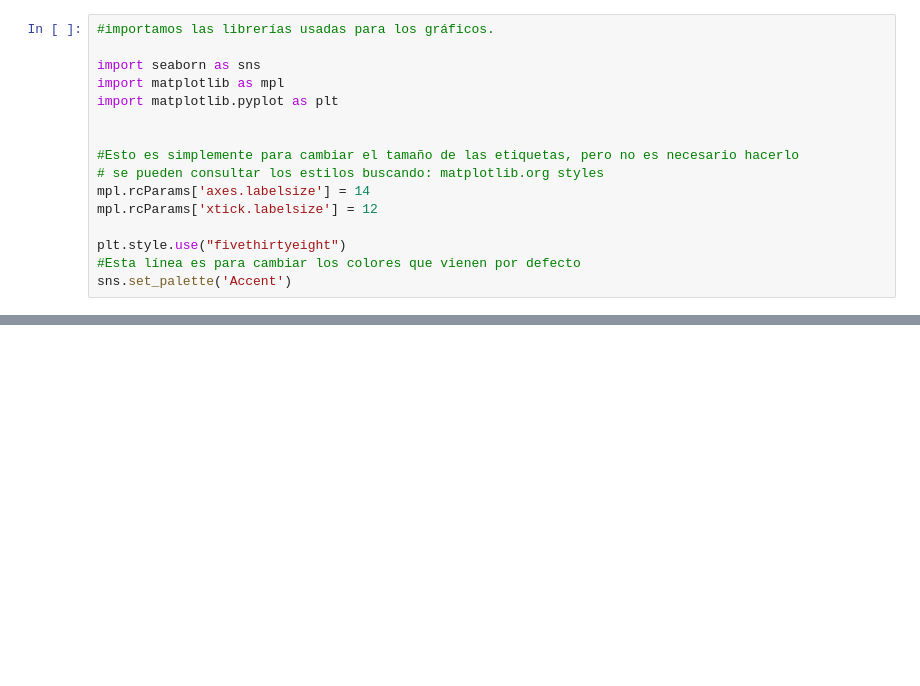
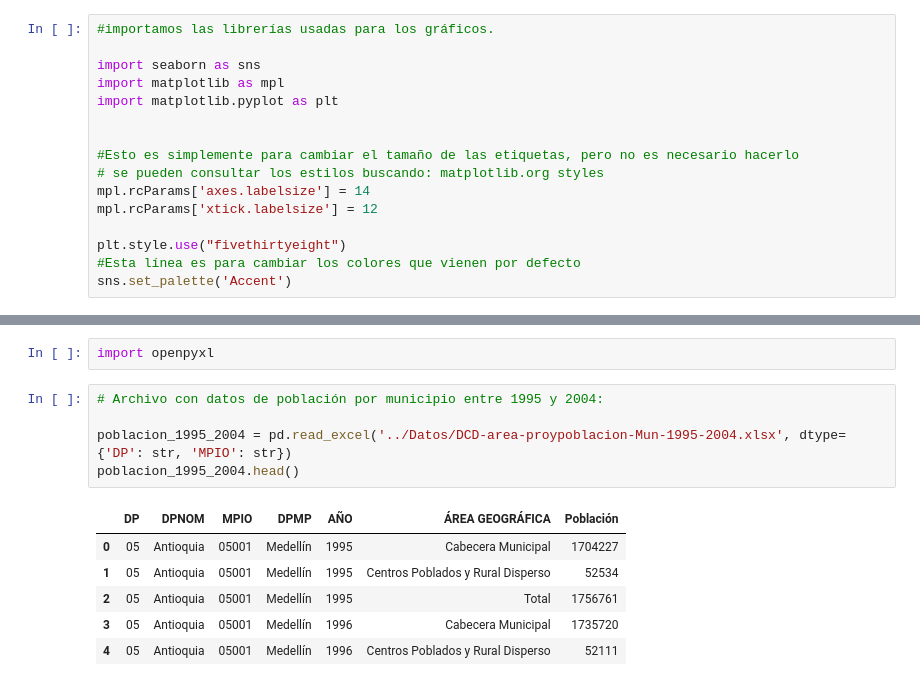
Before and after one commit to SPMINE-2425/repo_jaecheverrys, a Jupyter notebook: Código/exploracion_secuestros.ipynb, the cells around one changed output, grey strips where cells are left out. Cells and saved outputs as stored; diff of their text form; blank space fills up the shorter version.

Commit message:
[DANE POB] datos unidos

```diff
--- a/Código/exploracion_secuestros.ipynb
+++ b/Código/exploracion_secuestros.ipynb
@@ -142,0 +167,14 @@ KeyboardInterrupt:
+# %%
+import openpyxl
+# %%
+# Archivo con datos de población por municipio entre 1995 y 2004:
+
+poblacion_1995_2004 = pd.read_excel('../Datos/DCD-area-proypoblacion-Mun-1995-2004.xlsx', dtype={'DP': str, 'MPIO': str})
+poblacion_1995_2004.head()
+# %% [output]
+|  | DP | DPNOM | MPIO | DPMP | AÑO | ÁREA GEOGRÁFICA | Población |
+| 0 | 05 | Antioquia | 05001 | Medellín | 1995 | Cabecera Municipal | 1704227 |
+| 1 | 05 | Antioquia | 05001 | Medellín | 1995 | Centros Poblados y Rural Disperso | 52534 |
+| 2 | 05 | Antioquia | 05001 | Medellín | 1995 | Total | 1756761 |
+| 3 | 05 | Antioquia | 05001 | Medellín | 1996 | Cabecera Municipal | 1735720 |
+| 4 | 05 | Antioquia | 05001 | Medellín | 1996 | Centros Poblados y Rural Disperso | 52111 |
```
Also changed, not shown: parts of 9 cells of this notebook, 5 other files.
